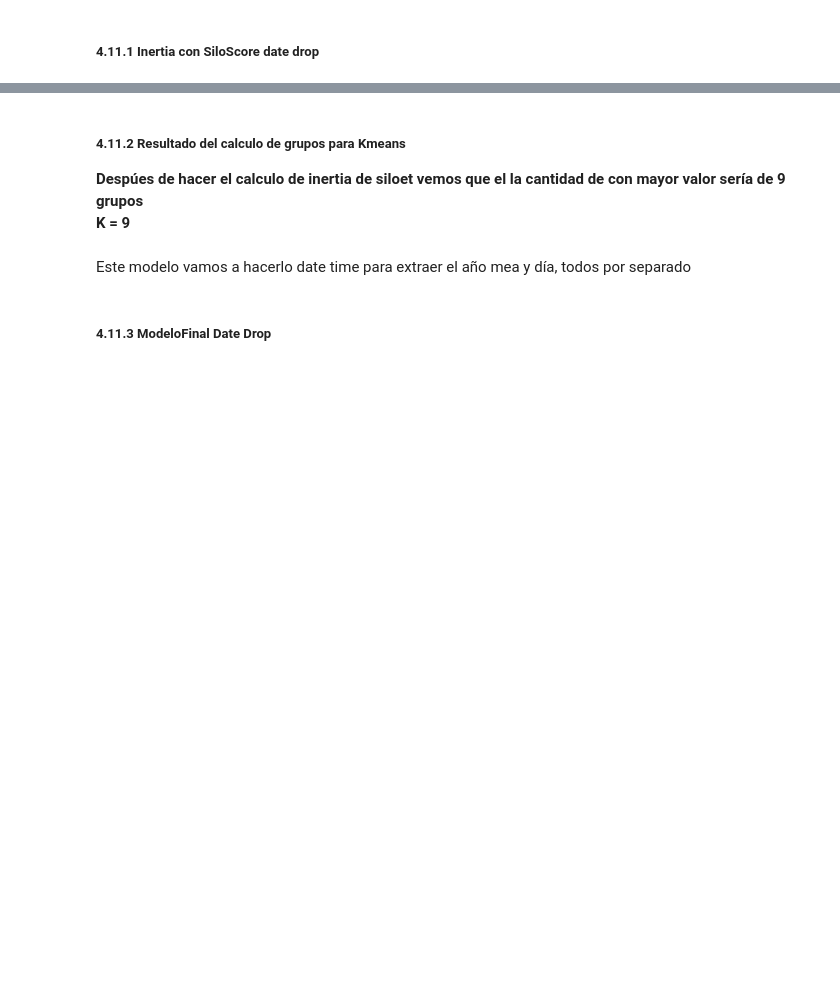
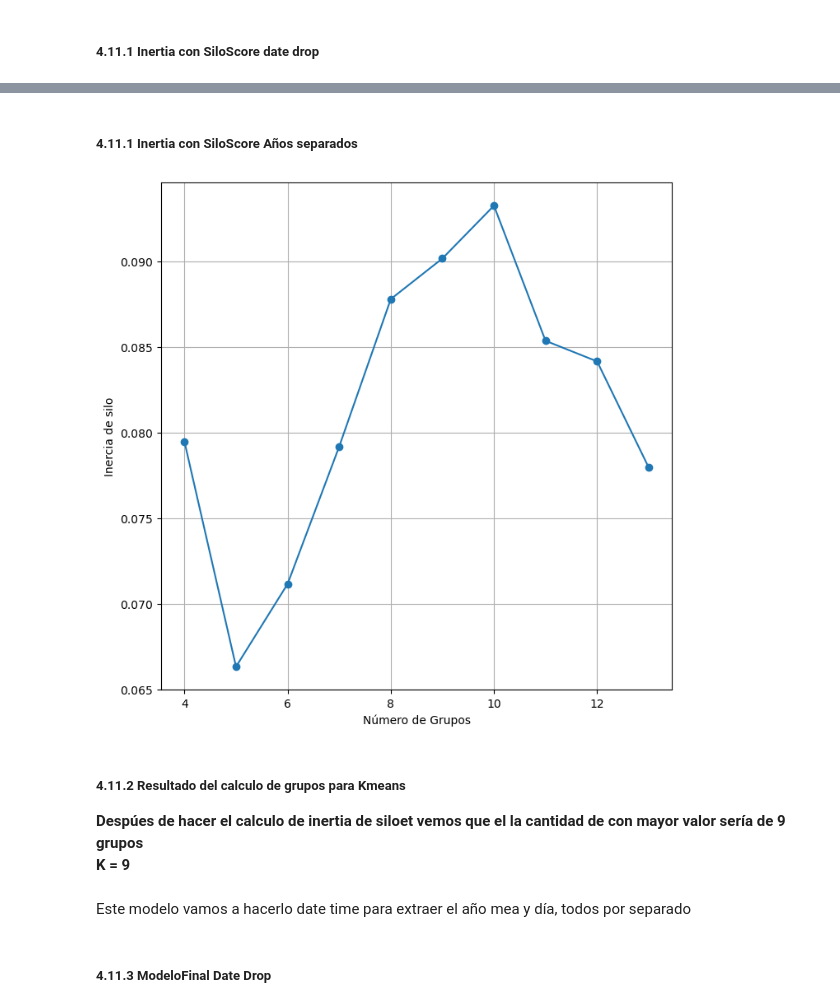
Before and after one commit to PeterWYC1/GroupingProblem, a Jupyter notebook: caso3.ipynb, the cells around one changed output, grey strips where cells are left out. Cells and saved outputs as stored; diff of their text form; code cells hidden in the pictures; blank space fills up the shorter version.

```diff
--- a/caso3.ipynb
+++ b/caso3.ipynb
@@ -359,3 +438,27 @@ plt.show()
+# %% [markdown]
+##### 4.11.1 Inertia con SiloScore Años separados
+# %%
+rangeKDefinido2 = range(4, 14) #Visualmente se ve que el mejor número de grupos es entre 5 y 12 acá se identifica el codo de la grafica
+silScore2 = []
+
+for n_clusters in rangeKDefinido2:
+
+    kmeansModel = KMeans(n_clusters=n_clusters,
+                    n_init=20,
+                    random_state = 123)
+    kmeansModel.fit(data_proYear)
+    clusterLables = kmeansModel.fit_predict(data_proYear)
+    silAvg = silhouette_score(data_proYear, clusterLables)
+    silScore2.append(silAvg)
+
+plt.figure(figsize=(8, 8))
+plt.plot(rangeKDefinido2, silScore2, marker='o')
+plt.xlabel('Número de Grupos')
+plt.ylabel('Inercia de silo')
+plt.grid()
+plt.show()
+# %% [output]
+[figure, added]
 # %% [markdown]
 ##### 4.11.2 Resultado del calculo de grupos para Kmeans
 **Despúes de hacer el calculo de inertia de siloet vemos que el la cantidad de con mayor valor sería de 9 grupos
```
Also changed, not shown: parts of 21 cells of this notebook.
